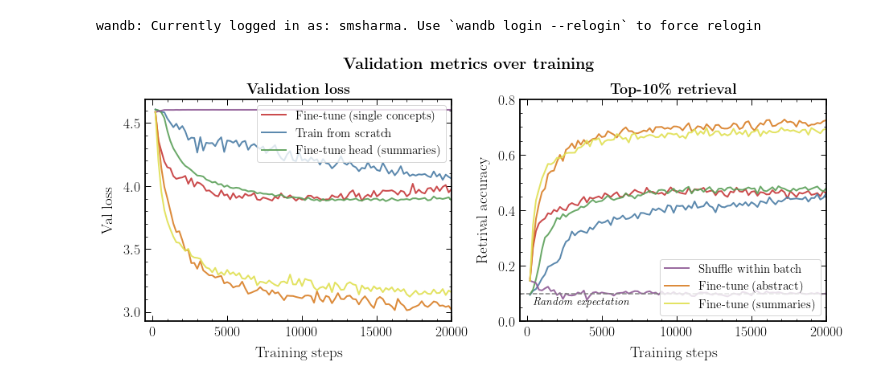
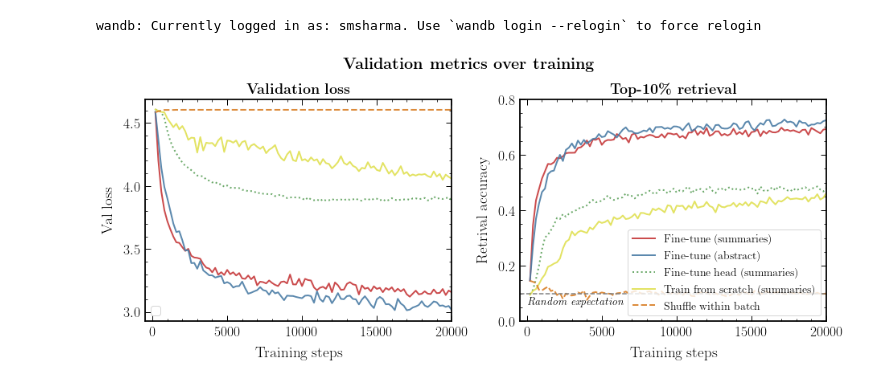
Before and after one commit to smsharma/PAPERCLIP-Hubble, a Jupyter notebook: notebooks/04_retrieval_acc.ipynb, the cells around one changed output. Drawn from its saved outputs; the diff is of its cells as text; code cells hidden in the pictures.

Commit message:
Plot updates

```diff
--- a/notebooks/04_retrieval_acc.ipynb
+++ b/notebooks/04_retrieval_acc.ipynb
@@ -101,20 +101,23 @@ wandb: Currently logged in as: smsharma. Use `wandb login --relogin` to force re
 import numpy as np
 
 run_labels = ['glistening-kumquat-123',
-             'twinkling-tiger-126',
-              'compassionate-admirer-129',
+              'enchanting-lantern-125',
               'passionate-sweetheart-127',
-              'enchanting-lantern-125',
               'fragrant-date-128',
+              'twinkling-tiger-126',
+            #   'compassionate-admirer-129',
               ]
 
 run_legends = ['Fine-tune (summaries)',
-              "Shuffle within batch",
-               'Fine-tune (single concepts)',
+               'Fine-tune (abstract)',
                "Fine-tune head (summaries)",
-               'Fine-tune (abstract)',
                'Train from scratch (summaries)',
+               "Shuffle within batch",
+            #    'Fine-tune (single concepts)',
                ]
+
+ls_list = ['-', '-', ':', '-', '--']
+cols_list = [cols_default[0], cols_default[1], cols_default[2], cols_default[5], cols_default[4]]
 
 # Creating the dictionary
 run_dict = {run_labels[i]: run_legends[i] for i in range(len(run_labels))}
@@ -137,50 +140,57 @@ for run in runs:
         top5_data[run.name] = (history_top5['_step'], history_top5['val/loss'])
         top10_data[run.name] = (history_top10['_step'], history_top10['val/top_10_accuracy'])  # replace with correct key if different
 
+# Order top5_data and top10_data according to the run_labels list order
+import collections
+top5_data = collections.OrderedDict(sorted(top5_data.items()))
+top10_data = collections.OrderedDict(sorted(top10_data.items()))
+
+# Sort according to the run_labels
+top5_data = {k: top5_data[k] for k in run_labels}
+top10_data = {k: top10_data[k] for k in run_labels}
+
 # Plotting
 fig, axes = plt.subplots(1, 2, figsize=(12 * 1.1, 5 * 1.1))
 
 # Plot for Top 5 Accuracy
 for idx, (run_name, (steps, accuracy)) in enumerate(top5_data.items()):
-    ls = '-' if run_dict[run_name] == "Shuffle within batch" else '-'
-    axes[0].plot(list(200 * np.arange(1, len(steps) + 1)), list(accuracy), label=run_dict[run_name], lw=2., ls=ls)  # replace with correct key if different
+    axes[0].plot(list(200 * np.arange(1, len(steps) + 1)), list(accuracy), label=run_dict[run_name], lw=2., ls=ls_list[idx], color=cols_list[idx])  # replace with correct key if different
 
 axes[0].set_title(r"\textbf{Validation loss}")
 axes[0].set_xlabel("Training steps")
 axes[0].set_ylabel("Val loss")
 # axes[0].axhline(0.05, color='grey', ls='--', lw=1.5)
 # axes[0].set_ylim(0, 0.3)
 axes[0].set_xlim(-500, 20_000)
 
 # Getting handles and labels from ax[0]
 handles, labels = axes[0].get_legend_handles_labels()
 
 # Selecting half of the legend items
-half = len(handles) // 2
+half = 0  # len(handles) // 2
 selected_handles = handles[half:]
 selected_labels = labels[half:]
 
 axes[0].legend(handles[:half], labels[:half], frameon=True, framealpha=0.8, fontsize=15)
 
 # Plot for Top 10 Accuracy
-for run_name, (steps, accuracy) in top10_data.items():
-    ls = '-' if run_dict[run_name] == "Shuffle within batch" else '-'
-    axes[1].plot(list(200 * np.arange(1, len(steps) + 1)), list(accuracy), label=run_dict[run_name], lw=2., ls=ls)  # replace with correct key if different
+for idx, (run_name, (steps, accuracy)) in enumerate(top10_data.items()):
+    axes[1].plot(list(200 * np.arange(1, len(steps) + 1)), list(accuracy), label=run_dict[run_name], lw=2., ls=ls_list[idx], color=cols_list[idx])  # replace with correct key if different
 
 axes[1].set_title(r"\textbf{Top-10\% retrieval}")
 axes[1].set_xlabel("Training steps")
 axes[1].set_ylabel("Retrival accuracy")
 axes[1].axhline(0.1, color='grey', ls='--', lw=1.5)
 axes[1].set_ylim(0, 0.8)
 axes[1].set_xlim(-500, 20_000)
-axes[1].text(400, 0.06, r"\emph{Random expectation}", fontsize=14)
+axes[1].text(0, 0.06, r"\emph{Random expectation}", fontsize=14)
 
 fig.suptitle(r"\textbf{Validation metrics over training}", fontsize=20)
 # axes[1].legend(frameon=True, framealpha=0.8, fontsize=15)
 
-axes[1].legend(selected_handles, selected_labels, frameon=True, framealpha=0.8, fontsize=15, loc='lower right')
+axes[1].legend(selected_handles, selected_labels, frameon=True, framealpha=0.8, fontsize=14, loc='lower right')
 
 plt.tight_layout()
 plt.savefig("../paper/plots/val_metrics.pdf")
 # %% [output]
-[figure, old version]
+[figure, new version]
```
Also changed, not shown: 43 other files.
